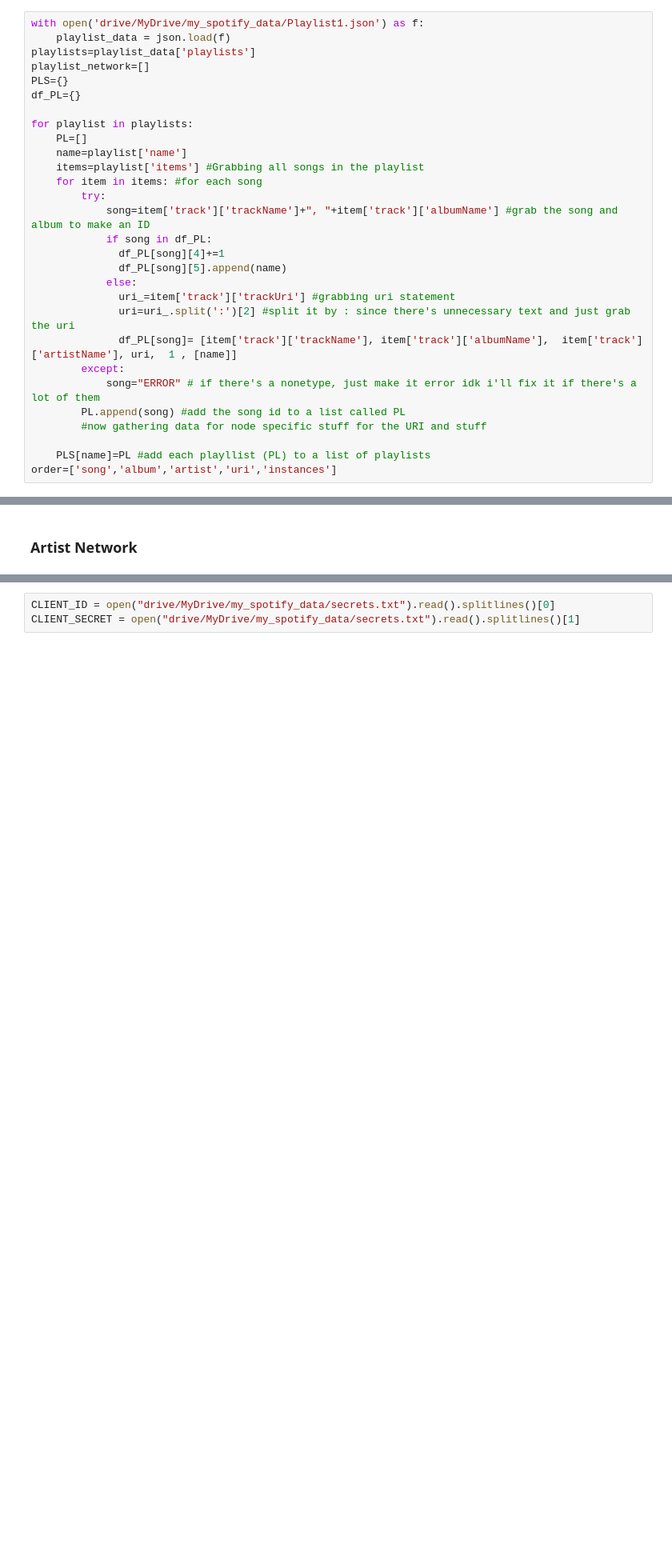
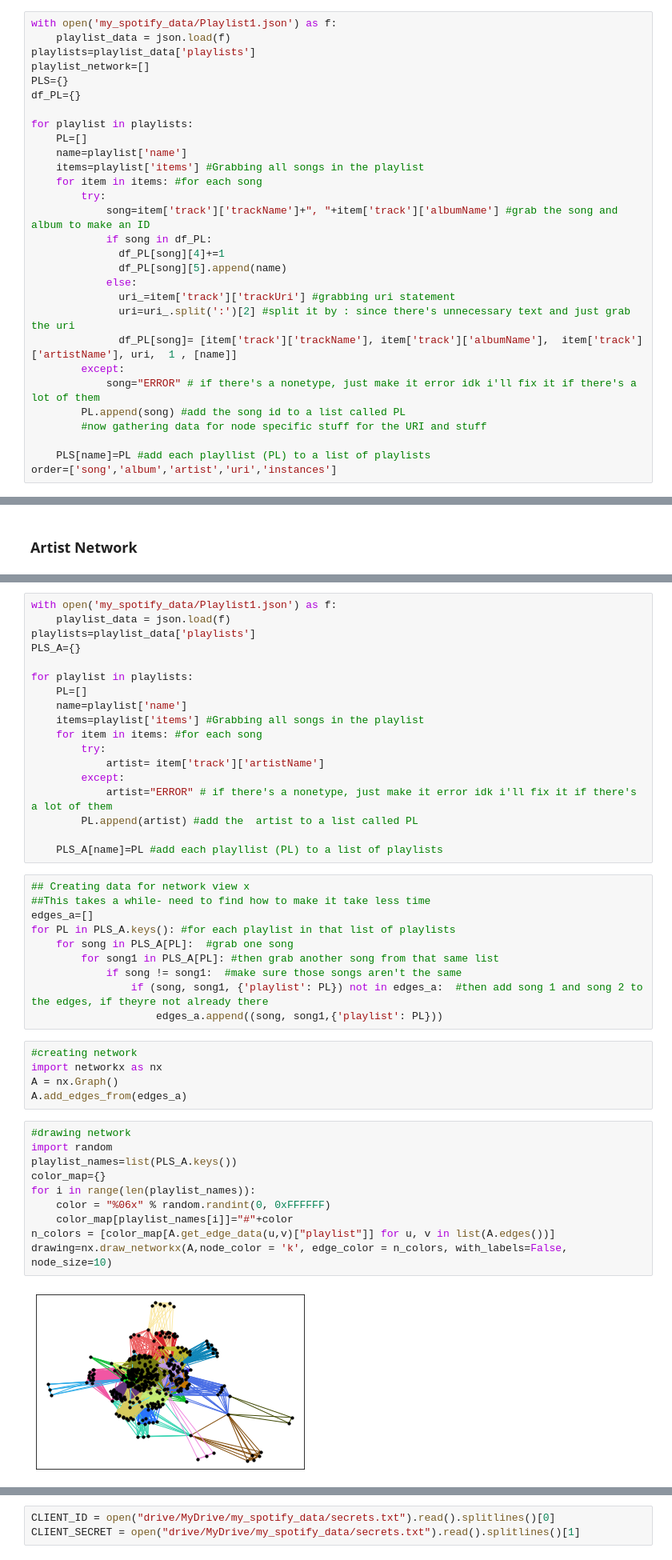
Before and after one commit to llluns/spotify_data_analysis, a Jupyter notebook: Spotify_Data_Preprocessing.ipynb, the cells around one changed output, grey strips where cells are left out. Shown at 80% size. Saved outputs shown, nothing was run; the diff lists cells and outputs as text; blank space fills up the shorter version.

```diff
--- a/Spotify_Data_Preprocessing.ipynb
+++ b/Spotify_Data_Preprocessing.ipynb
@@ -97,7 +162,7 @@ df_time.head(5)
 # %% [markdown]
 ### Playlist Data <a class="anchor" id="c"></a>
 # %%
-with open('drive/MyDrive/my_spotify_data/Playlist1.json') as f:
+with open('my_spotify_data/Playlist1.json') as f:
     playlist_data = json.load(f)
 playlists=playlist_data['playlists']
 playlist_network=[]
@@ -200,0 +303,45 @@ betweeness
+# %%
+with open('my_spotify_data/Playlist1.json') as f:
+    playlist_data = json.load(f)
+playlists=playlist_data['playlists']
+PLS_A={}
+
+for playlist in playlists:
+    PL=[]
+    name=playlist['name']
+    items=playlist['items'] #Grabbing all songs in the playlist
+    for item in items: #for each song
+        try:
+            artist= item['track']['artistName']
+        except:
+            artist="ERROR" # if there's a nonetype, just make it error idk i'll fix it if there's a lot of them
+        PL.append(artist) #add the  artist to a list called PL
+
+    PLS_A[name]=PL #add each playllist (PL) to a list of playlists
+# %%
+## Creating data for network view x
+##This takes a while- need to find how to make it take less time
+edges_a=[]
+for PL in PLS_A.keys(): #for each playlist in that list of playlists
+    for song in PLS_A[PL]:  #grab one song
+        for song1 in PLS_A[PL]: #then grab another song from that same list
+            if song != song1:  #make sure those songs aren't the same
+                if (song, song1, {'playlist': PL}) not in edges_a:  #then add song 1 and song 2 to the edges, if theyre not already there
+                    edges_a.append((song, song1,{'playlist': PL}))
+# %%
+#creating network
+import networkx as nx
+A = nx.Graph()
+A.add_edges_from(edges_a)
+# %%
+#drawing network
+import random
+playlist_names=list(PLS_A.keys())
+color_map={}
+for i in range(len(playlist_names)):
+    color = "%06x" % random.randint(0, 0xFFFFFF)
+    color_map[playlist_names[i]]="#"+color
+n_colors = [color_map[A.get_edge_data(u,v)["playlist"]] for u, v in list(A.edges())]
+drawing=nx.draw_networkx(A,node_color = 'k', edge_color = n_colors, with_labels=False, node_size=10)
+# %% [output]
+[figure, added]
```
Also changed, not shown: parts of 29 cells of this notebook, 2 other files.
